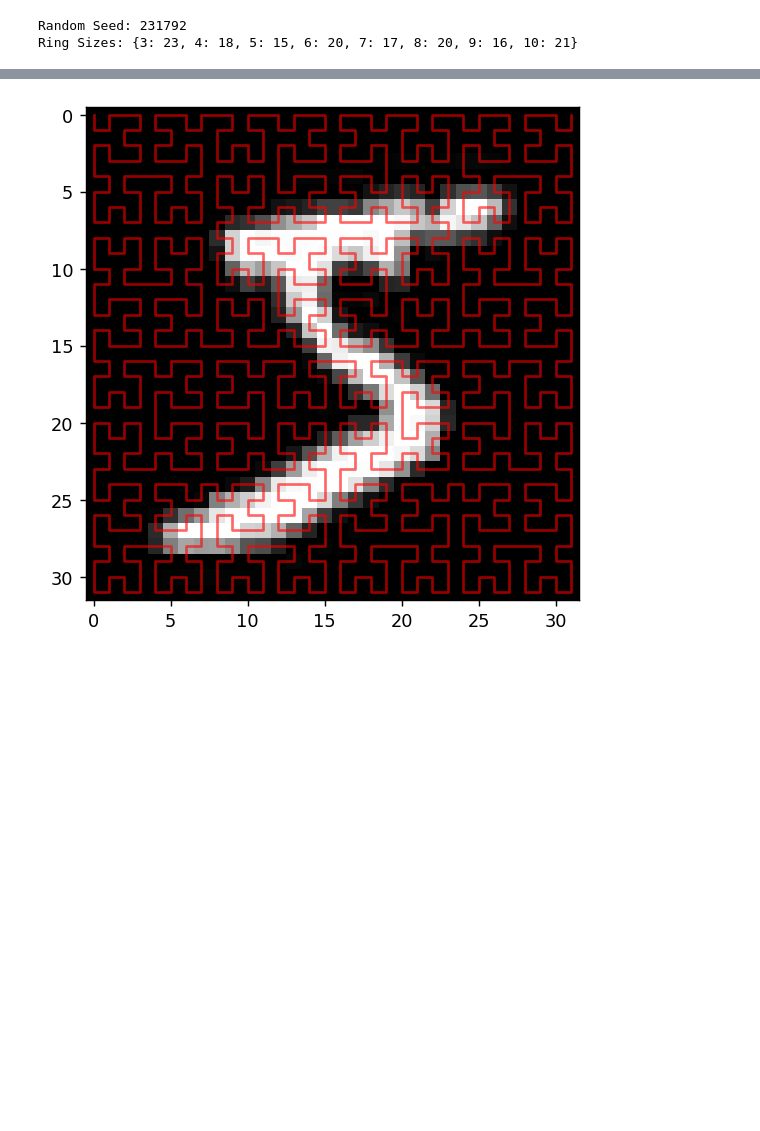
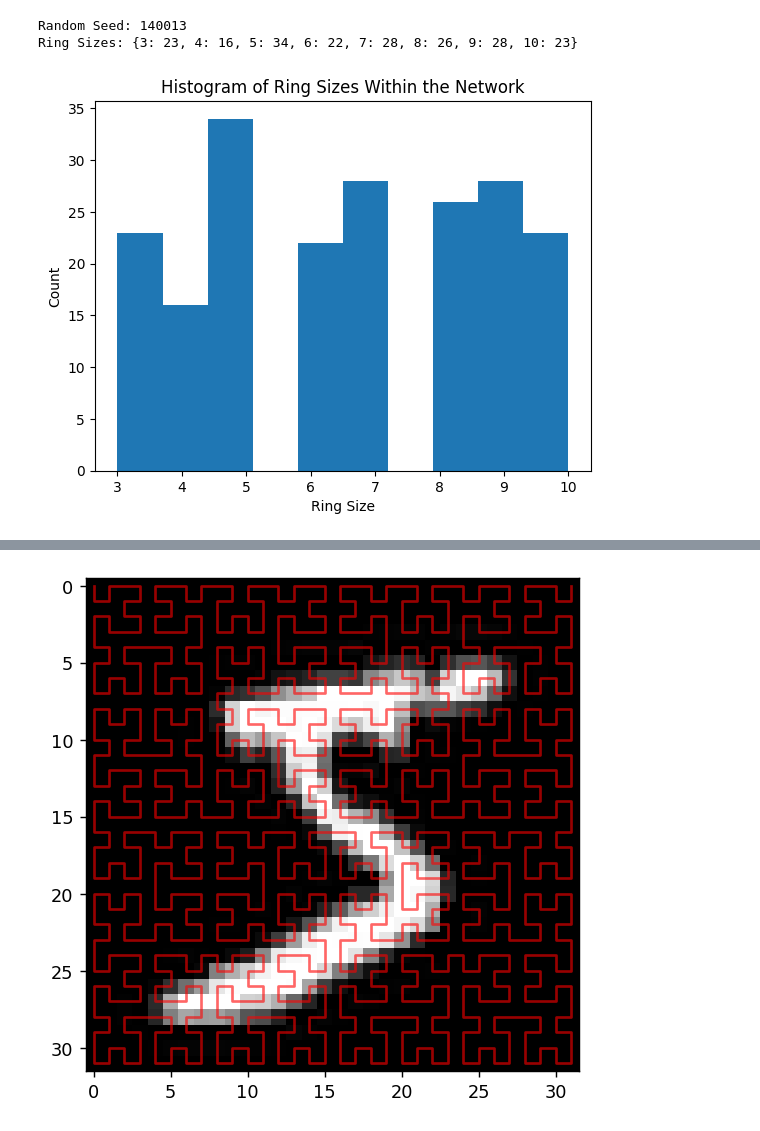
Before and after one commit to ajy-123/coupled_oscillators, a Jupyter notebook: coupled-nv-oscillators-classification-mnist.ipynb, the cells around one changed output, grey strips where cells are left out. Cells and saved outputs as stored; diff of their text form; code cells hidden in the pictures; blank space fills up the shorter version.

Commit message:
included figures

```diff
--- a/coupled-nv-oscillators-classification-mnist.ipynb
+++ b/coupled-nv-oscillators-classification-mnist.ipynb
@@ -16,7 +18,7 @@ Define Coupled Oscillator Class
 """
 
 class CoupledOscillator():
-    def __init__(self, n_rings = 150, ring_sizes = (3,10), eps = 0.25, p = 0.2, n_in = 8, dt = 1e-2, T_sim  = 100, seed = -1, v_thl = 0.2, v_thh = 0.49, dv = 1e-2, dt_init = 1e-3):
+    def __init__(self, n_rings = 200, ring_sizes = (3,10), eps = 0.25, p = 0.2, n_in = 8, dt = 1e-2, T_sim  = 100, seed = -1, v_thl = 0.2, v_thh = 0.49, dv = 1e-2, dt_init = 1e-3):
         self.T_init_max = 2 * ring_sizes[1]
         # Network parameters
         self.ring_sizes = ring_sizes # (min, max) Number of neurons per ring
@@ -202,5 +204,16 @@ Initialize Network
 network = CoupledOscillator()
 network.initialize()
 # %% [output]
-Random Seed: 231792
-Ring Sizes: {3: 23, 4: 18, 5: 15, 6: 20, 7: 17, 8: 20, 9: 16, 10: 21}
+Random Seed: 140013
+Ring Sizes: {3: 23, 4: 16, 5: 34, 6: 22, 7: 28, 8: 26, 9: 28, 10: 23}
+# %%
+"""
+Create histogram of ring sizes
+"""
+plt.hist(network.R, histtype= 'stepfilled')
+plt.title("Histogram of Ring Sizes Within the Network")
+plt.xlabel("Ring Size")
+plt.ylabel("Count")
+plt.show()
+# %% [output]
+[figure, added]
```
Also changed, not shown: parts of 2 cells of this notebook.
